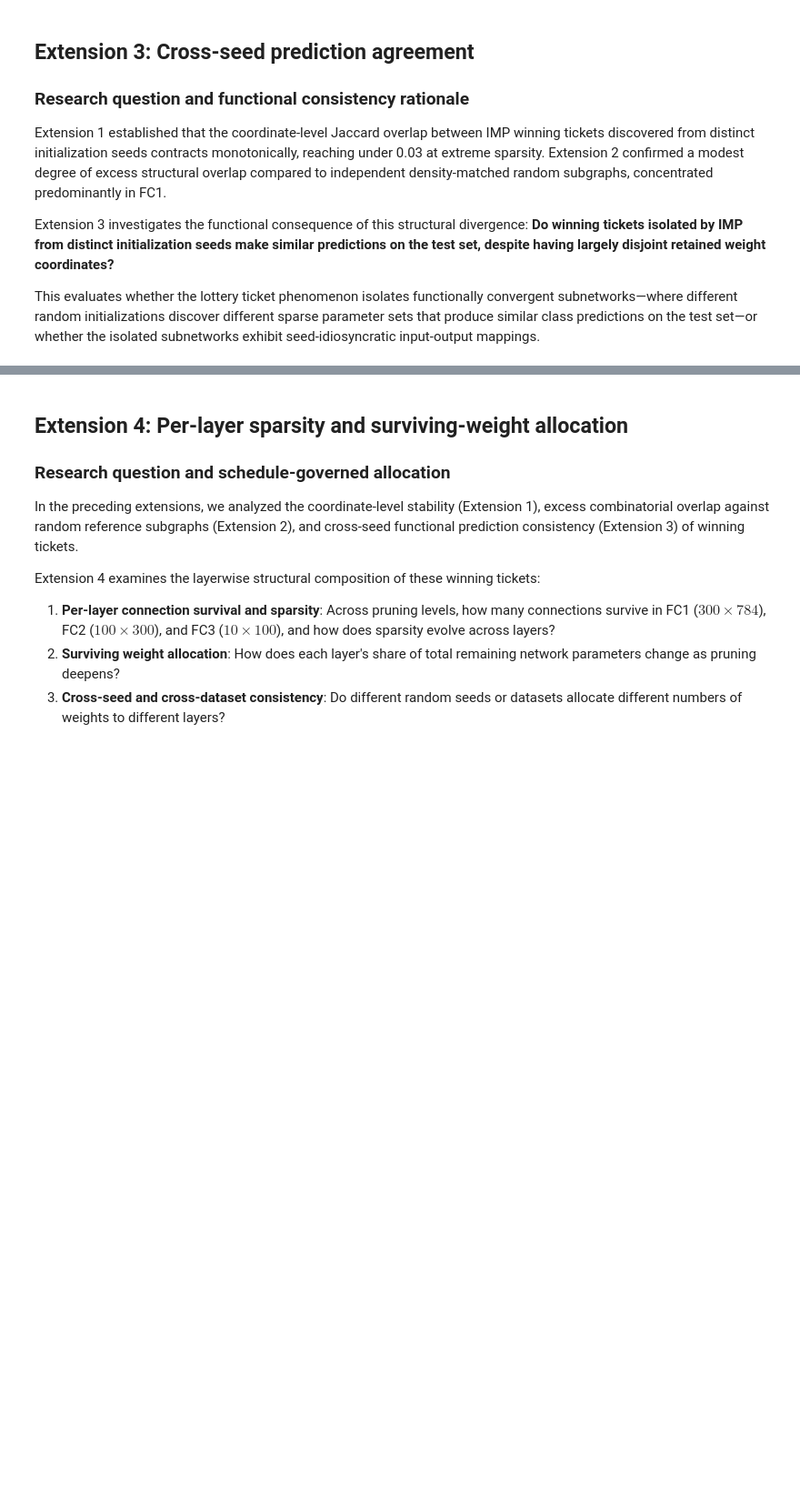
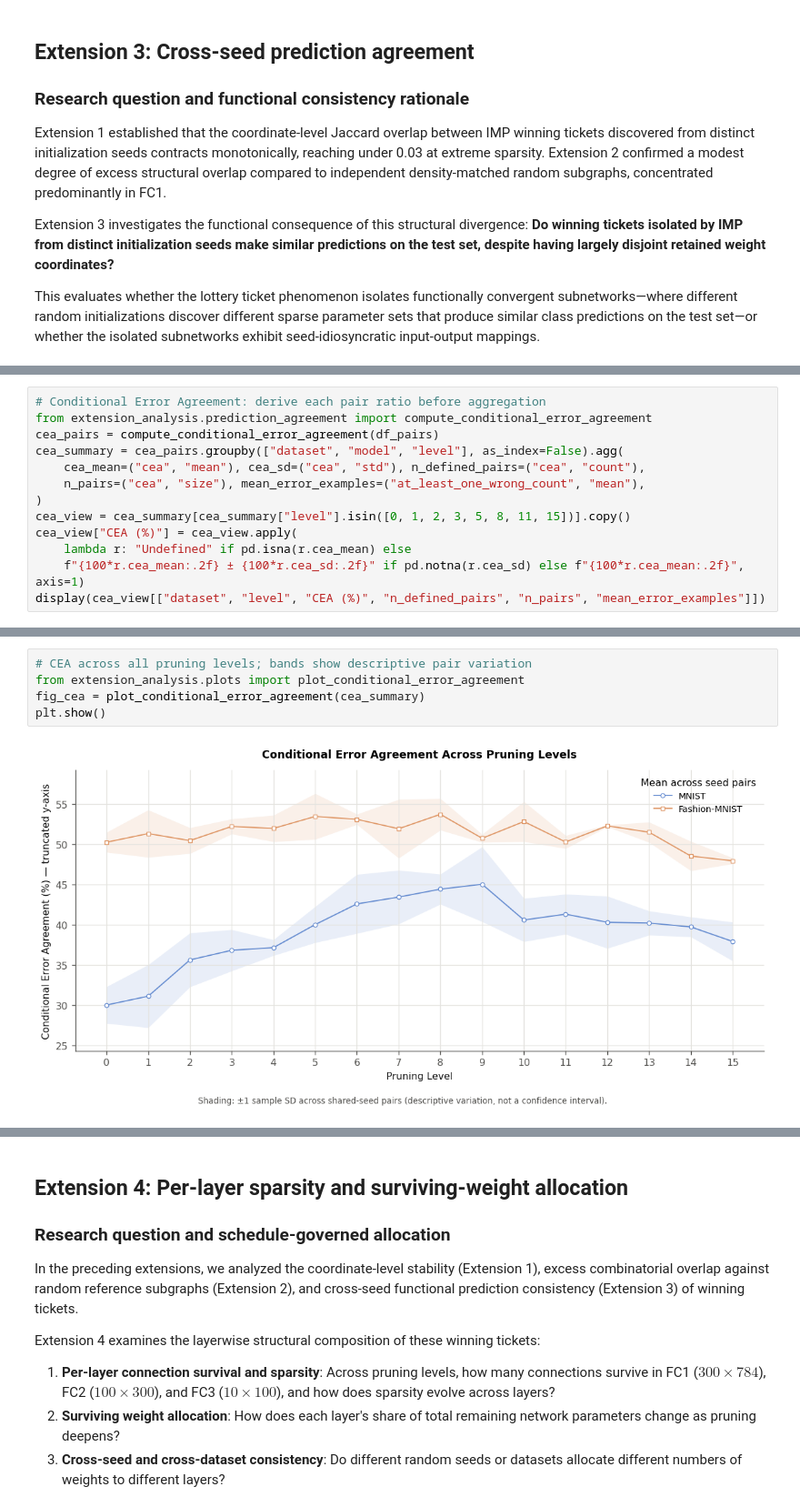
Before and after one commit to y336shen719/STAT679-lottery-ticket-hypothesis, a Jupyter notebook: analysis.ipynb, the cells around one changed output, grey strips where cells are left out. Shown at 91% size. Saved outputs shown, nothing was run; the diff lists cells and outputs as text; blank space fills up the shorter version.

```diff
--- a/analysis.ipynb
+++ b/analysis.ipynb
@@ -938,0 +975,13 @@ plt.show()
+# %%
+# Conditional Error Agreement: derive each pair ratio before aggregation
+from extension_analysis.prediction_agreement import compute_conditional_error_agreement
+cea_pairs = compute_conditional_error_agreement(df_pairs)
+cea_summary = cea_pairs.groupby(["dataset", "model", "level"], as_index=False).agg(
+    cea_mean=("cea", "mean"), cea_sd=("cea", "std"), n_defined_pairs=("cea", "count"),
+    n_pairs=("cea", "size"), mean_error_examples=("at_least_one_wrong_count", "mean"),
+)
+cea_view = cea_summary[cea_summary["level"].isin([0, 1, 2, 3, 5, 8, 11, 15])].copy()
+cea_view["CEA (%)"] = cea_view.apply(
+    lambda r: "Undefined" if pd.isna(r.cea_mean) else
+    f"{100*r.cea_mean:.2f} ± {100*r.cea_sd:.2f}" if pd.notna(r.cea_sd) else f"{100*r.cea_mean:.2f}", axis=1)
+display(cea_view[["dataset", "level", "CEA (%)", "n_defined_pairs", "n_pairs", "mean_error_examples"]])
@@ -939,3 +1006,10 @@ plt.show()
+# %%
+# CEA across all pruning levels; bands show descriptive pair variation
+from extension_analysis.plots import plot_conditional_error_agreement
+fig_cea = plot_conditional_error_agreement(cea_summary)
+plt.show()
+# %% [output]
+[figure, added]
 # %% [markdown]
 ### Observations and methodological limitations
 
```
Also changed, not shown: parts of 19 cells of this notebook, 5 other files.
